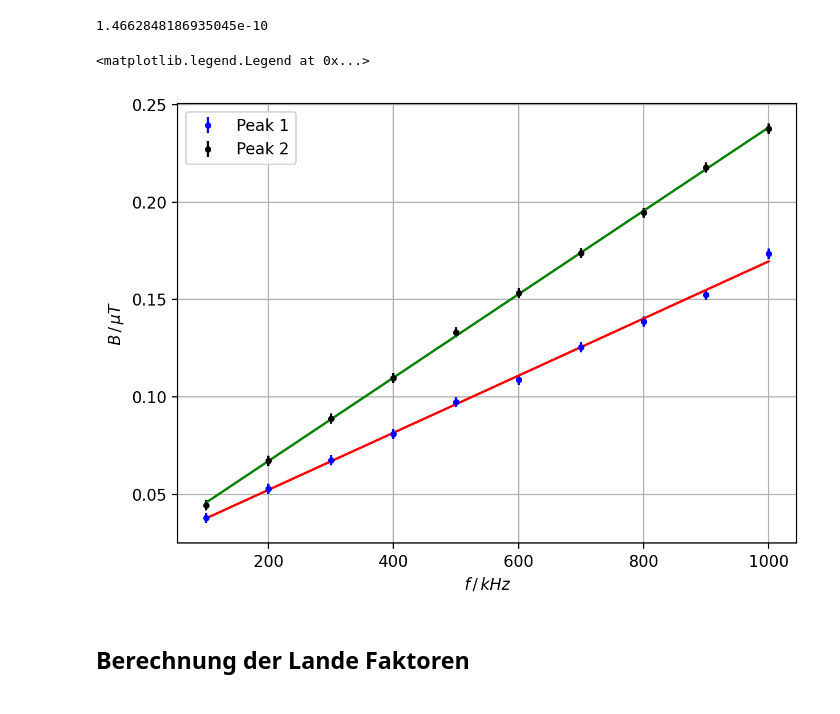
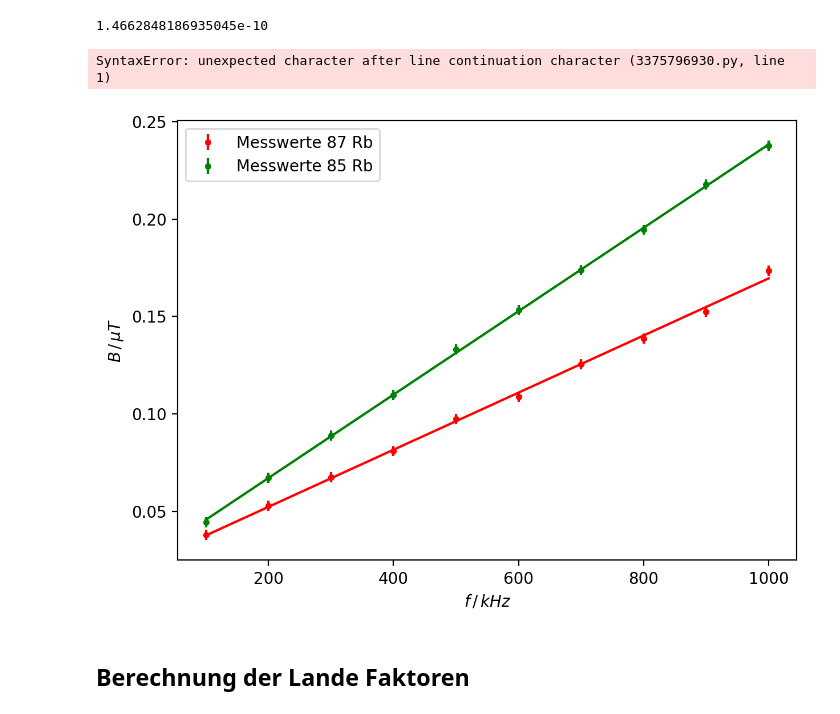
Before and after one commit to SamGTex/FP_Master_WS22-23, a Jupyter notebook: V21_Optisches_Pumpen/python/main.ipynb, the cells around one changed output. Saved outputs shown, nothing was run; the diff lists cells and outputs as text; code cells hidden in the pictures.

```diff
--- a/V21_Optisches_Pumpen/python/main.ipynb
+++ b/V21_Optisches_Pumpen/python/main.ipynb
@@ -125,22 +126,29 @@ b2:  (2.42+/-0.18)e-05
 print(unp.nominal_values(a1))
 # %% [output]
 1.4662848186935045e-10
+# %%
+\usepackage[
+version=4,
+math-greek=default,
+text-greek=default,
+]{mhchem}
+# %% [output]
+SyntaxError: unexpected character after line continuation character (3375796930.py, line 1)
 # %%
 f_lin = np.linspace(df_f['f'].min(), df_f['f'].max(), 100)
 
 plt.figure(figsize=(7,5),dpi=200)
 
-plt.errorbar(df_f["f"].to_numpy(), unp.nominal_values(df_f["B_1"].to_numpy())*1000, yerr=unp.std_devs(df_f["B_1"].to_numpy())*1000,  fmt='b.', label='Peak 1')
-plt.errorbar(df_f["f"].to_numpy(), unp.nominal_values(df_f["B_2"].to_numpy())*1000, yerr=unp.std_devs(df_f["B_2"].to_numpy())*1000,  fmt='k.', label='Peak 2')
+plt.errorbar(df_f["f"].to_numpy(), unp.nominal_values(df_f["B_1"].to_numpy())*1000, yerr=unp.std_devs(df_f["B_1"].to_numpy())*1000,  fmt='r.', label='Messwerte 87 Rb')
+plt.errorbar(df_f["f"].to_numpy(), unp.nominal_values(df_f["B_2"].to_numpy())*1000, yerr=unp.std_devs(df_f["B_2"].to_numpy())*1000,  fmt='g.', label='Messwerte 85 Rb')
 plt.plot(f_lin, B_fit(unp.nominal_values(a1), unp.nominal_values(b1) , f_lin*1000)*1000, 'r-')
 plt.plot(f_lin, B_fit(unp.nominal_values(a2),unp.nominal_values(b2),f_lin*1000)*1000, 'g-')
 plt.ylabel(r'$B \,/\, \mu T$')
 plt.xlabel(r'$f \,/\, kHz$')
-plt.grid()
 plt.legend()
+plt.savefig('../plots/frequenz.pdf')
 # %% [output]
-<matplotlib.legend.Legend at 0x...>
-[figure, old version]
+[figure, new version]
 # %% [markdown]
 ## Berechnung der Lande Faktoren
 # %%
```
Also changed, not shown: parts of 3 cells of this notebook, 2 other files.
